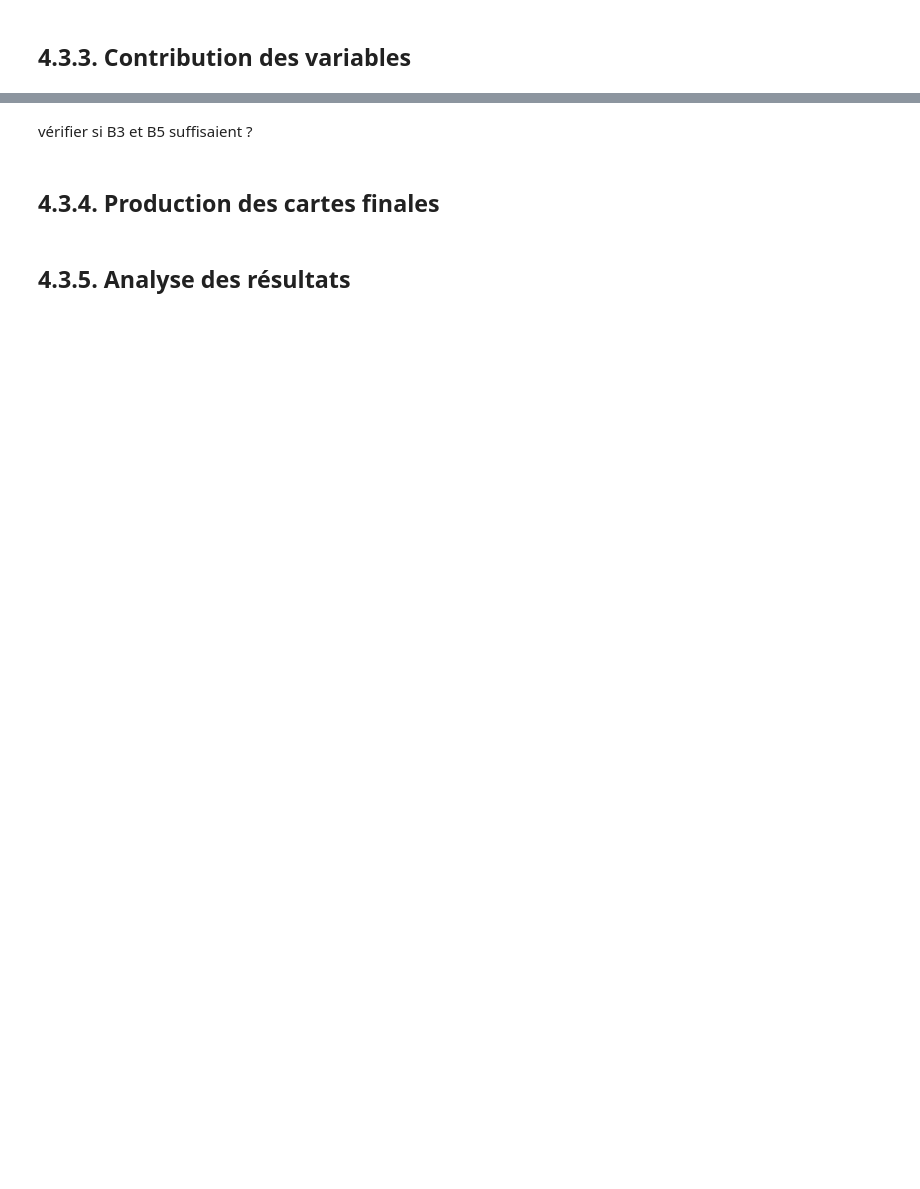
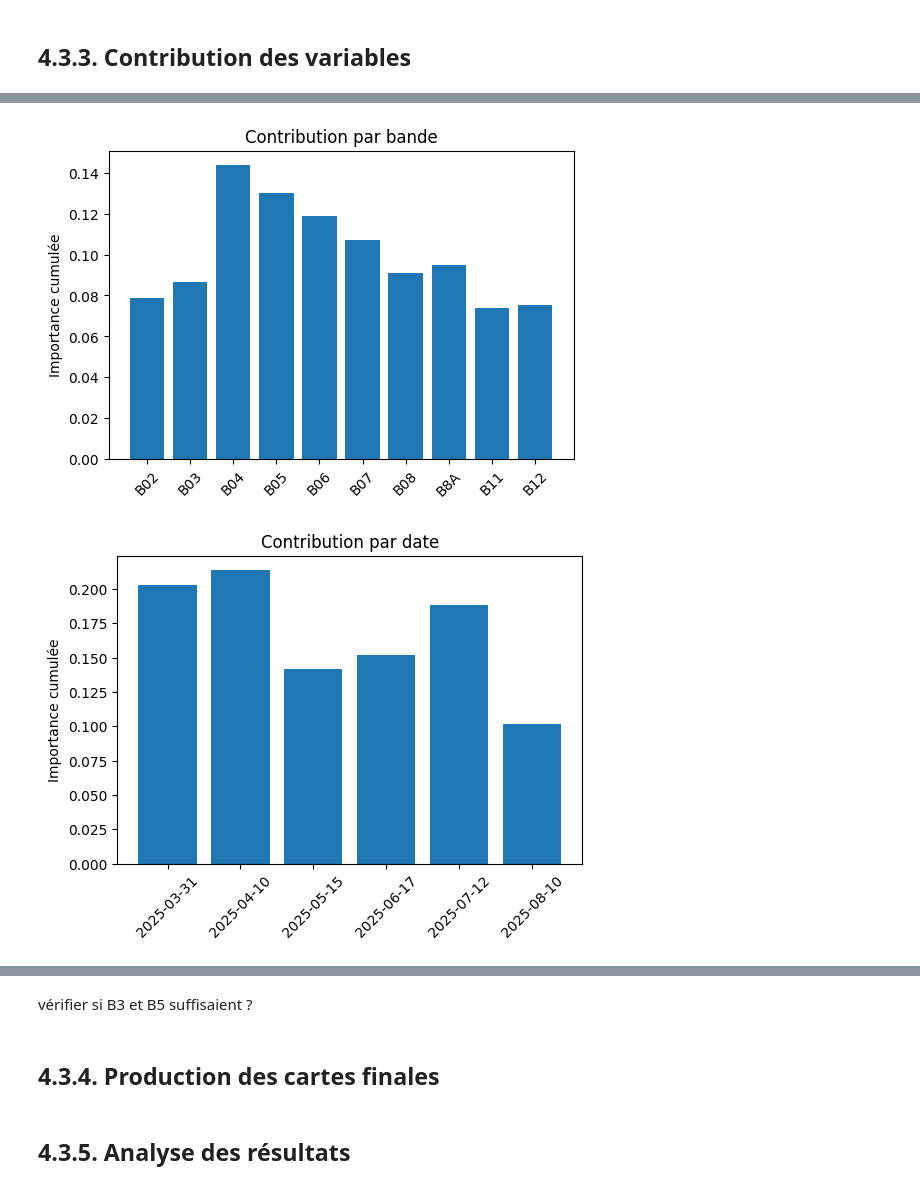
Before and after one commit to VT-94/projet_telea_THORIN_VINCENT, a Jupyter notebook: projet_telea_THORIN_VINCENT.ipynb, the cells around one changed output, grey strips where cells are left out. Cells and saved outputs as stored; diff of their text form; code cells hidden in the pictures; blank space fills up the shorter version.

```diff
--- a/projet_telea_THORIN_VINCENT.ipynb
+++ b/projet_telea_THORIN_VINCENT.ipynb
@@ -666,0 +720,19 @@ X_train, X_test, y_train, y_test = train_test_split(X, y,
+# %%
+from my_function import plot_contrib
+
+plot_contrib(
+    importances=importances,
+    bands=bands,
+    dates=dates,
+    mode="bands"
+)
+
+plot_contrib(
+    importances=importances,
+    bands=bands,
+    dates=dates,
+    mode="dates"
+)
+# %% [output]
+[figure, added]
+[figure, added]
```
Also changed, not shown: parts of 23 cells of this notebook, 1 other file.
